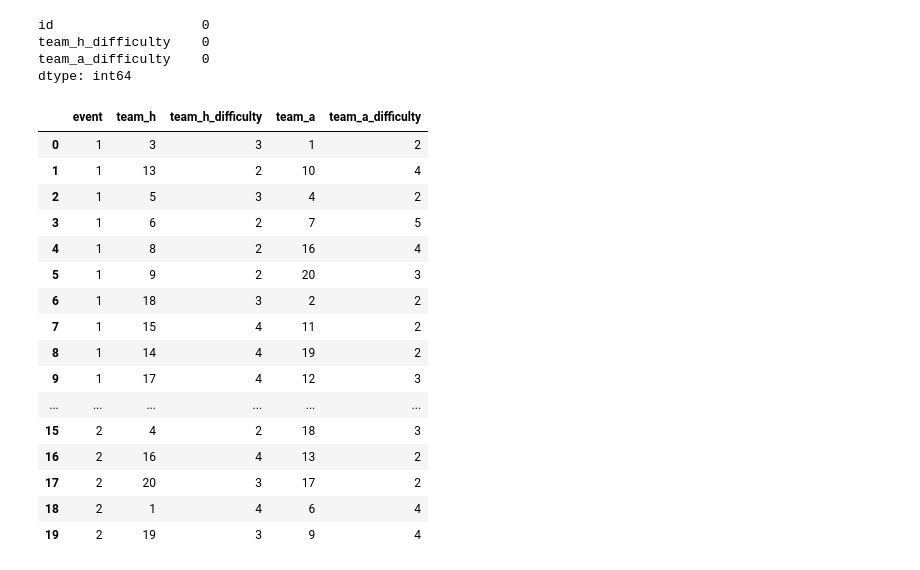
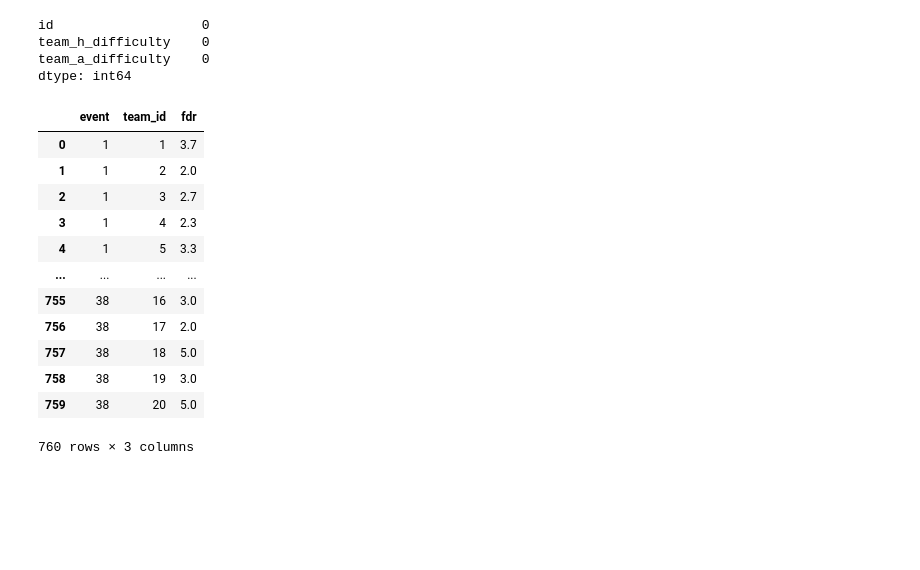
Before and after one commit to reece-lance/A-Data-Analytics-Approach-to-Fantasy-Football-Management, a Jupyter notebook: python/analysis.ipynb, the cells around one changed output. Cells and saved outputs as stored; diff of their text form; code cells hidden in the pictures; blank space fills up the shorter version.

```diff
--- a/python/analysis.ipynb
+++ b/python/analysis.ipynb
@@ -663,41 +664,37 @@ team_a_difficulty    0
 dtype: int64
 # %%
 gameweek_fdr = fixtures_df[['event', 'team_h', 'team_h_difficulty', 'team_a', 'team_a_difficulty']]
-gameweek_fdr.head(20)
-# %% [output]
-|  | event | team_h | team_h_difficulty | team_a | team_a_difficulty |
-| 0 | 1 | 3 | 3 | 1 | 2 |
-| 1 | 1 | 13 | 2 | 10 | 4 |
-| 2 | 1 | 5 | 3 | 4 | 2 |
-| 3 | 1 | 6 | 2 | 7 | 5 |
-| 4 | 1 | 8 | 2 | 16 | 4 |
-| 5 | 1 | 9 | 2 | 20 | 3 |
-| 6 | 1 | 18 | 3 | 2 | 2 |
-| 7 | 1 | 15 | 4 | 11 | 2 |
-| 8 | 1 | 14 | 4 | 19 | 2 |
-| 9 | 1 | 17 | 4 | 12 | 3 |
-| ... | ... | ... | ... | ... | ... |
-| 15 | 2 | 4 | 2 | 18 | 3 |
-| 16 | 2 | 16 | 4 | 13 | 2 |
-| 17 | 2 | 20 | 3 | 17 | 2 |
-| 18 | 2 | 1 | 4 | 6 | 4 |
-| 19 | 2 | 19 | 3 | 9 | 4 |
 # %%
 fdr_dict_temp = {'event': [], 'team_id': [], 'fdr': []}
 for team in teams_df['id']:
     for event in events_df['id']:
         fdr_temp = fixtures_df[['event', 'team_h', 'team_h_difficulty', 'team_a', 'team_a_difficulty']]
-        fdr_temp = fdr_temp[(fdr_temp["event"].isin([event, event + 1, event + 2])) & ((fdr_temp["team_h"] == team) | (fdr_temp["team_a"] == team))]
+        fdr_temp = fdr_temp[(fdr_temp['event'].isin([event, event + 1, event + 2])) & ((fdr_temp['team_h'] == team) | (fdr_temp['team_a'] == team))]
         fdr_count_temp = 0
         fixture_count_temp = 0
         for fixture in fdr_temp.values:
             fixture_count_temp += 1
             if fixture[1] == team:
                 fdr_count_temp += fixture[2]
             else:
                 fdr_count_temp += fixture[4]
         fdr_dict_temp.get('event').append(event)
         fdr_dict_temp.get('team_id').append(team)
         fdr_dict_temp.get('fdr').append(round(fdr_count_temp/fixture_count_temp, 1))
 
 team_fdr = pd.DataFrame(fdr_dict_temp).sort_values(by=['event', 'team_id'], ignore_index=True)
+team_fdr
+# %% [output]
+|  | event | team_id | fdr |
+| 0 | 1 | 1 | 3.7 |
+| 1 | 1 | 2 | 2.0 |
+| 2 | 1 | 3 | 2.7 |
+| 3 | 1 | 4 | 2.3 |
+| 4 | 1 | 5 | 3.3 |
+| ... | ... | ... | ... |
+| 755 | 38 | 16 | 3.0 |
+| 756 | 38 | 17 | 2.0 |
+| 757 | 38 | 18 | 5.0 |
+| 758 | 38 | 19 | 3.0 |
+| 759 | 38 | 20 | 5.0 |
+760 rows × 3 columns
```
Also changed, not shown: parts of 12 cells of this notebook, 3 other files.
